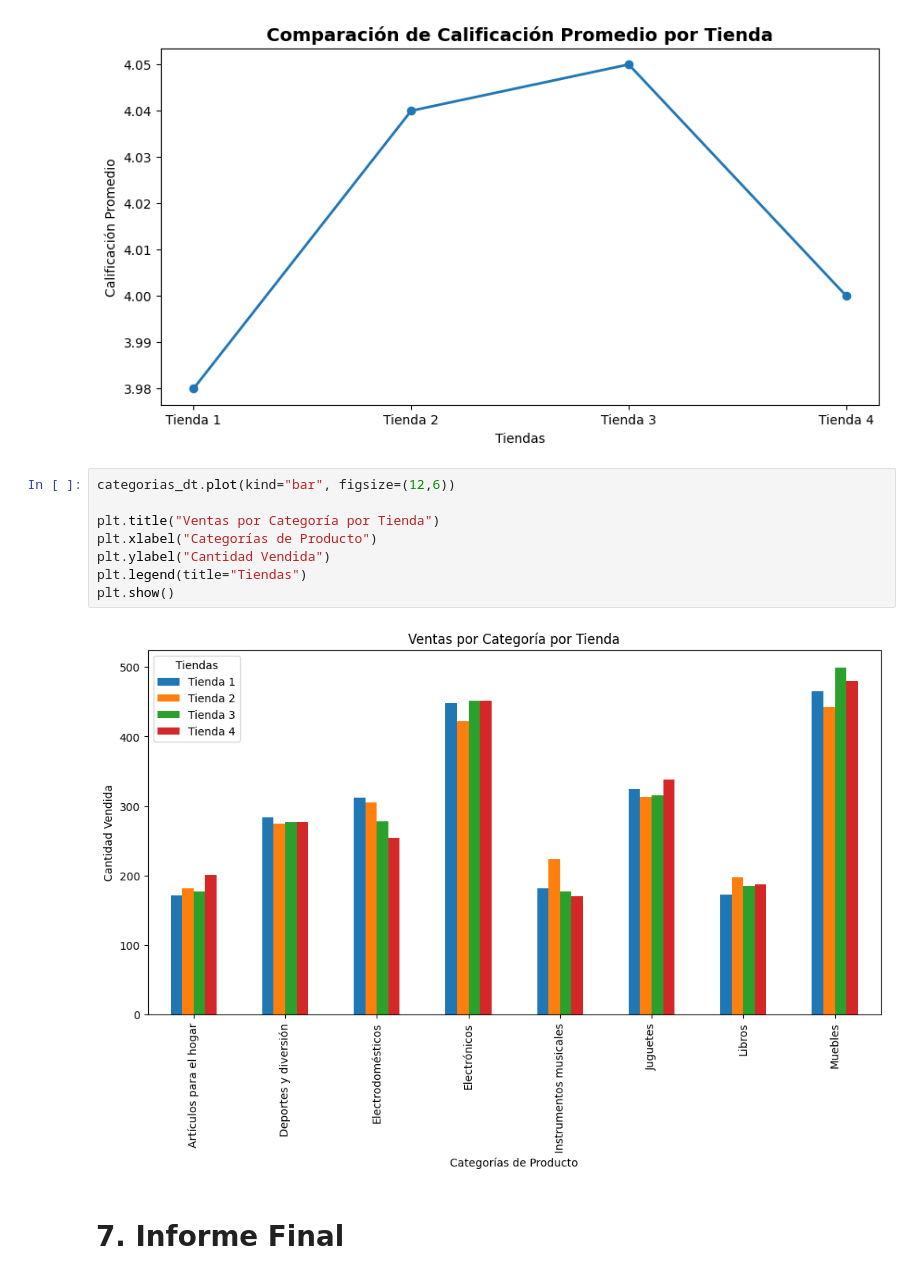
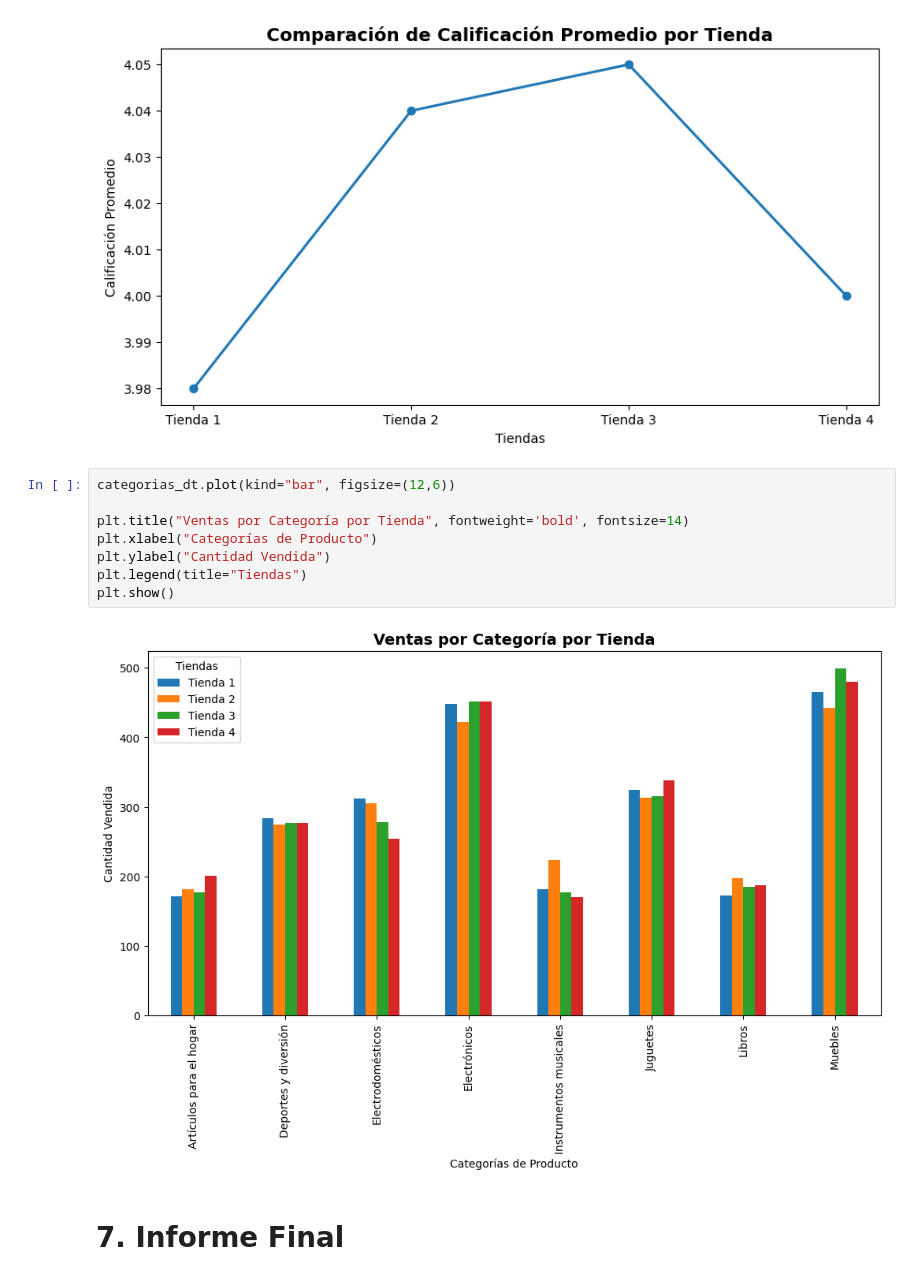
Before and after one commit to melencith/Challenge-1---Data-Science---Alura-Store_-Latam, a Jupyter notebook: AluraStoreLatam.ipynb, the cells around one changed output. Drawn from its saved outputs; the diff is of its cells as text.

```diff
--- a/AluraStoreLatam.ipynb
+++ b/AluraStoreLatam.ipynb
@@ -215,13 +214,13 @@ plt.show()
 # %%
 categorias_dt.plot(kind="bar", figsize=(12,6))
 
-plt.title("Ventas por Categoría por Tienda")
+plt.title("Ventas por Categoría por Tienda", fontweight='bold', fontsize=14)
 plt.xlabel("Categorías de Producto")
 plt.ylabel("Cantidad Vendida")
 plt.legend(title="Tiendas")
 plt.show()
 # %% [output]
-[figure, old version]
+[figure, new version]
 # %% [markdown]
 # **7. Informe Final**
 # %% [markdown]
```
Also changed, not shown: parts of 19 cells of this notebook.
